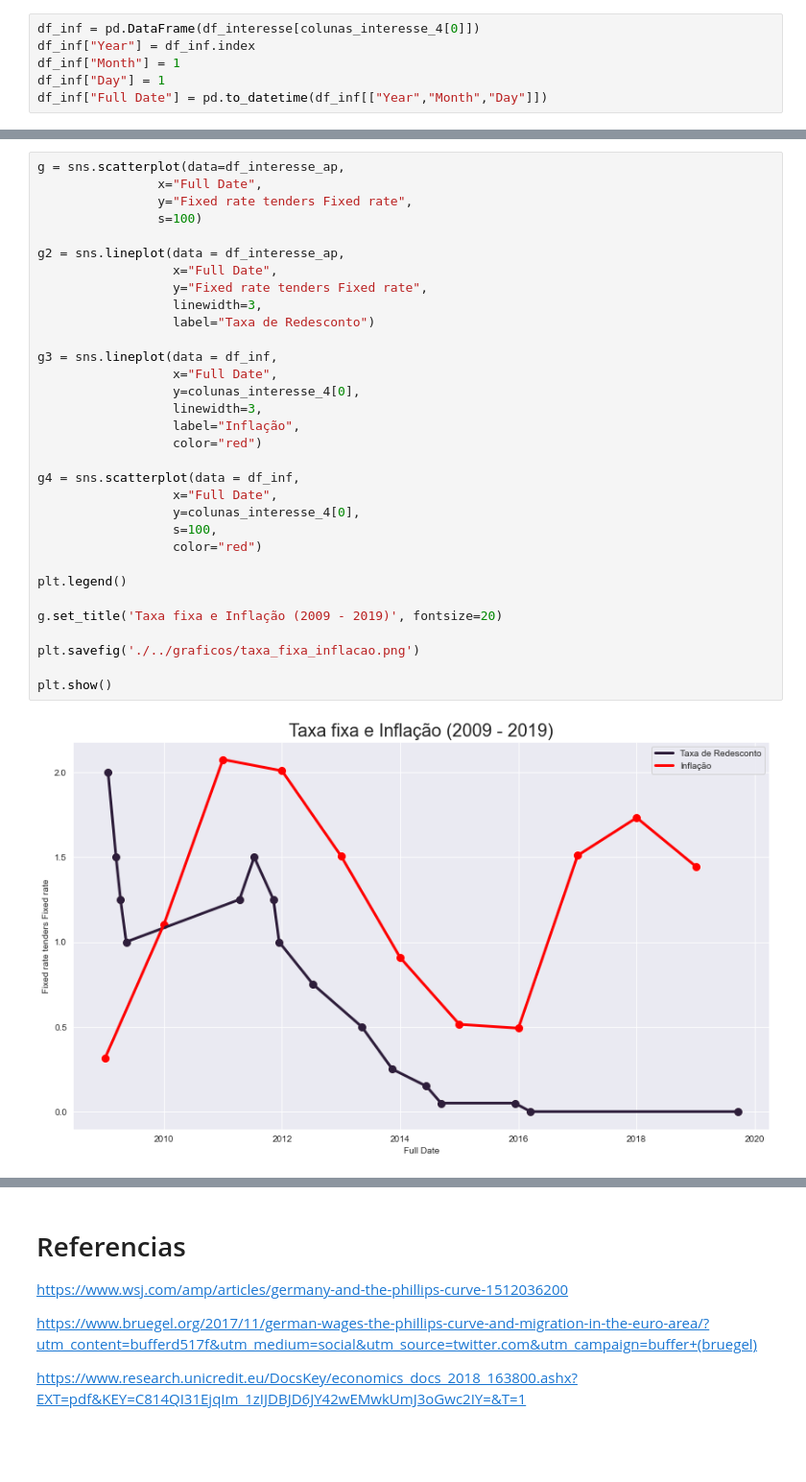
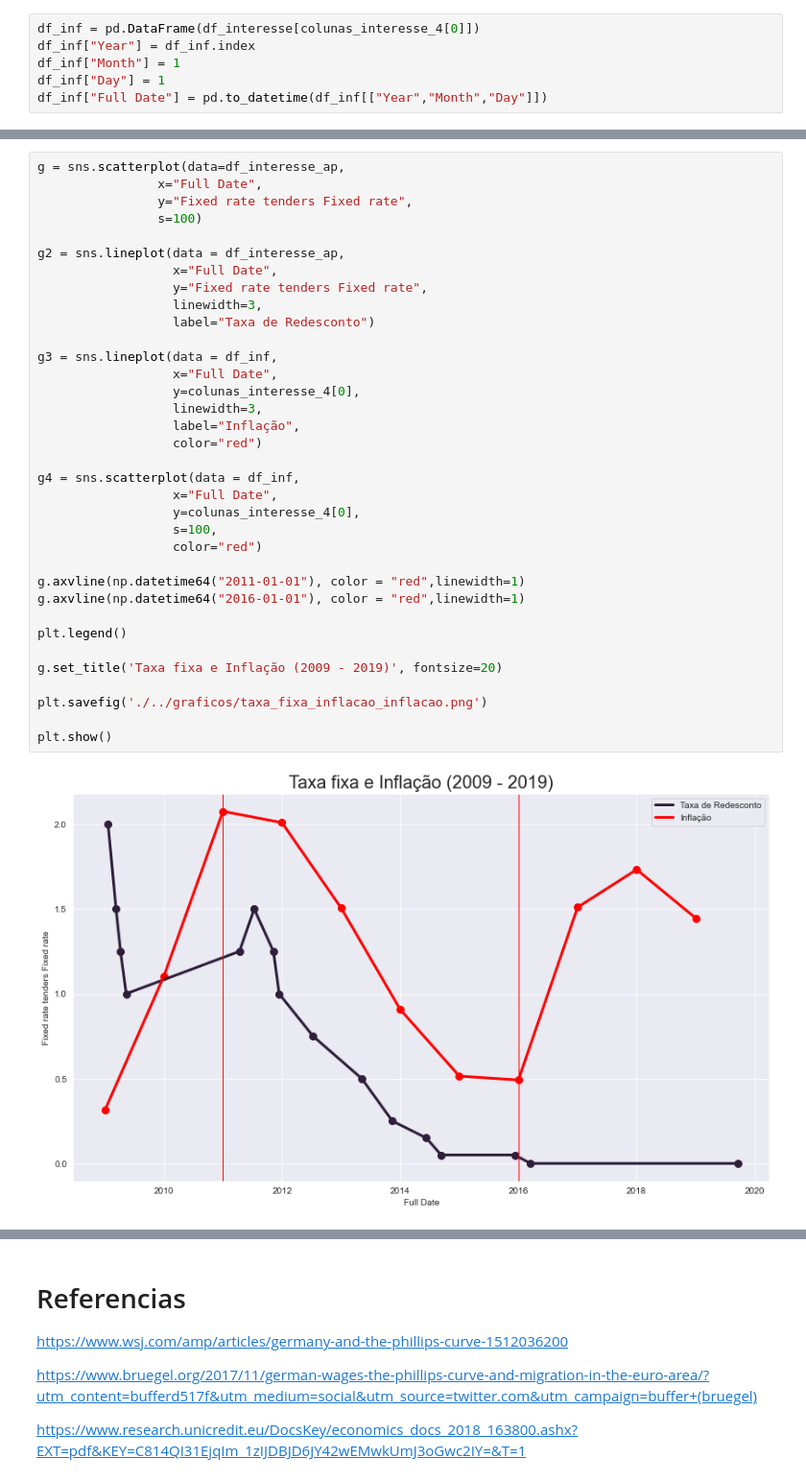
Before and after one commit to rmcnribeiro/T3_ECO-A, a Jupyter notebook: codigos/trabalho_3.ipynb, the cells around one changed output, grey strips where cells are left out. Shown at 96% size. Saved outputs shown, nothing was run; the diff lists cells and outputs as text; blank space fills up the shorter version.

```diff
--- a/codigos/trabalho_3.ipynb
+++ b/codigos/trabalho_3.ipynb
@@ -649,32 +689,35 @@ g = sns.scatterplot(data=df_interesse_ap,
                 x="Full Date",
                 y="Fixed rate tenders Fixed rate",
                 s=100)
 
 g2 = sns.lineplot(data = df_interesse_ap,
                   x="Full Date",
                   y="Fixed rate tenders Fixed rate",
                   linewidth=3,
                   label="Taxa de Redesconto")
 
 g3 = sns.lineplot(data = df_inf,
                   x="Full Date",
                   y=colunas_interesse_4[0],
                   linewidth=3,
                   label="Inflação",
                   color="red")
 
 g4 = sns.scatterplot(data = df_inf,
                   x="Full Date",
                   y=colunas_interesse_4[0],
                   s=100,
                   color="red")
 
+g.axvline(np.datetime64("2011-01-01"), color = "red",linewidth=1)
+g.axvline(np.datetime64("2016-01-01"), color = "red",linewidth=1)
+
 plt.legend()
 
 g.set_title('Taxa fixa e Inflação (2009 - 2019)', fontsize=20)
 
-plt.savefig('./../graficos/taxa_fixa_inflacao.png')
+plt.savefig('./../graficos/taxa_fixa_inflacao_inflacao.png')
 
 plt.show()
 # %% [output]
-[figure, old version]
+[figure, new version]
```
Also changed, not shown: parts of 2 cells of this notebook, 4 other files.
